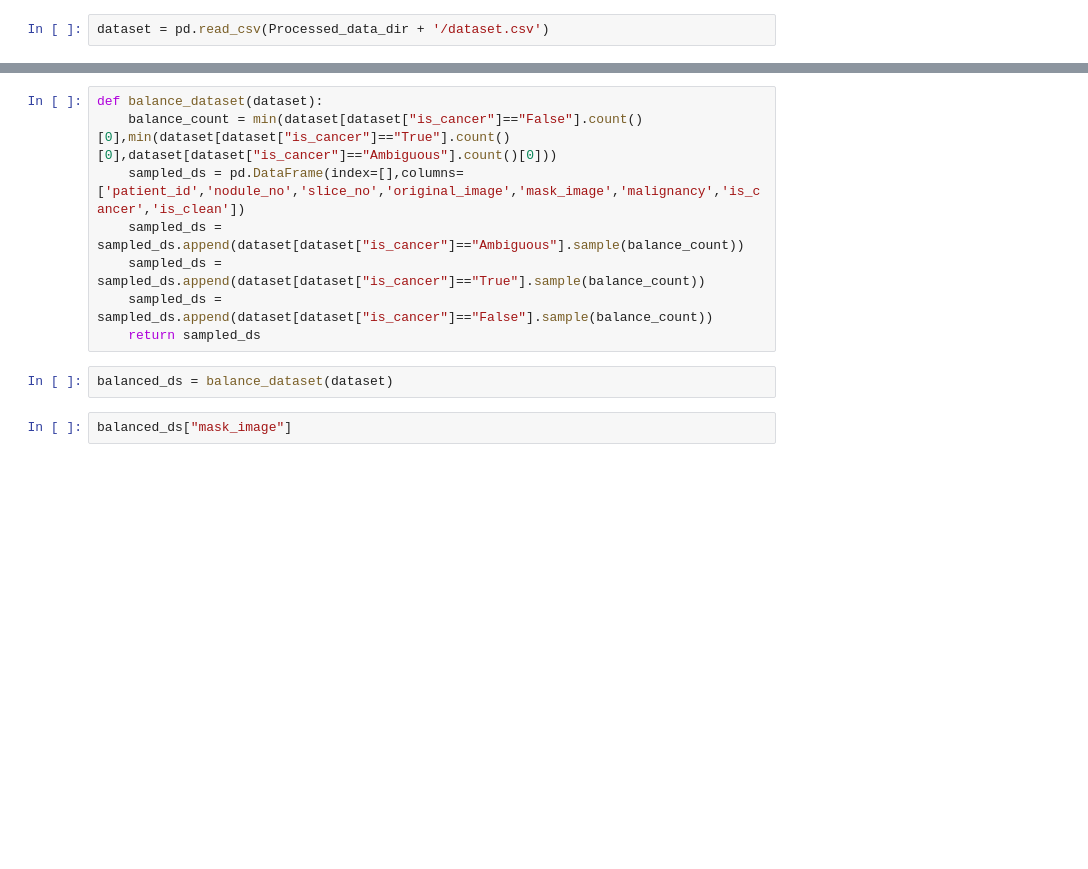
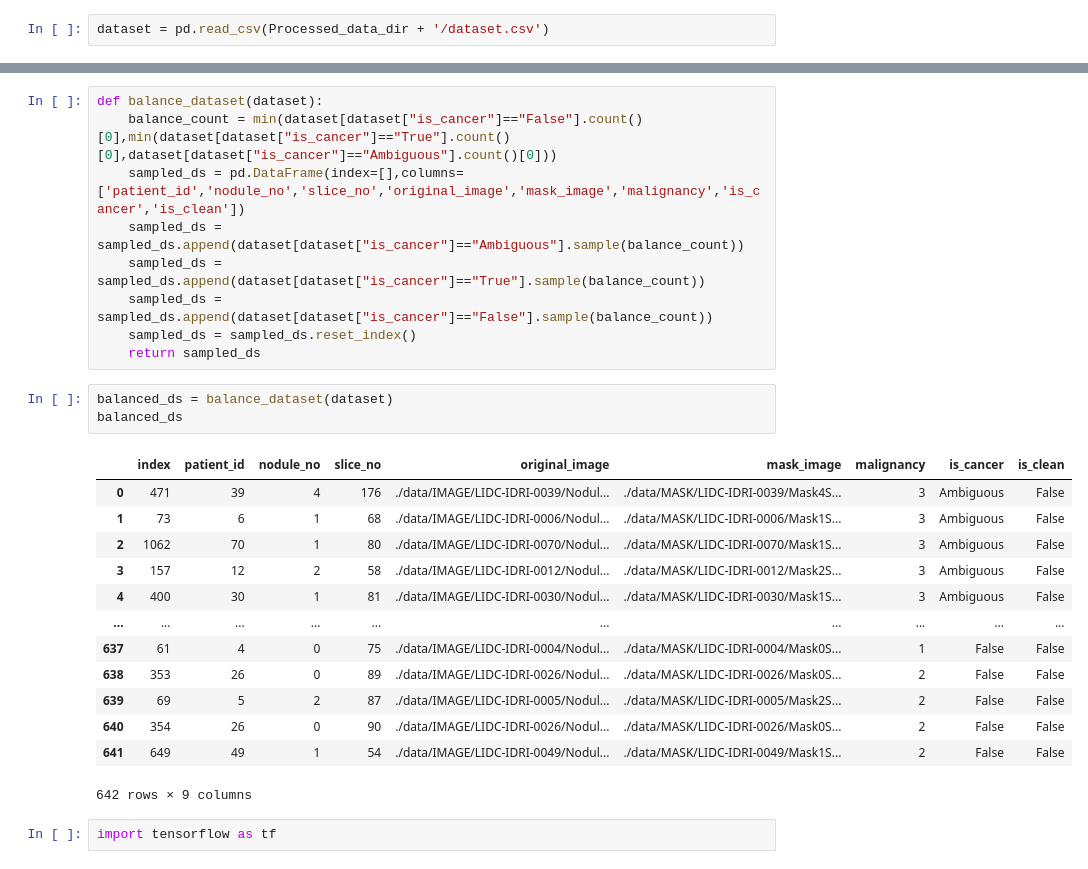
Before and after one commit to AditiKhedkar/Lung-Cancer-Detection, a Jupyter notebook: Experiments/Train.ipynb, the cells around one changed output, grey strips where cells are left out. Saved outputs shown, nothing was run; the diff lists cells and outputs as text; blank space fills up the shorter version.

```diff
--- a/Experiments/Train.ipynb
+++ b/Experiments/Train.ipynb
@@ -52,8 +54,24 @@ def balance_dataset(dataset):
     sampled_ds = sampled_ds.append(dataset[dataset["is_cancer"]=="Ambiguous"].sample(balance_count))
     sampled_ds = sampled_ds.append(dataset[dataset["is_cancer"]=="True"].sample(balance_count))
     sampled_ds = sampled_ds.append(dataset[dataset["is_cancer"]=="False"].sample(balance_count))
+    sampled_ds = sampled_ds.reset_index()
     return sampled_ds
 # %%
 balanced_ds = balance_dataset(dataset)
+balanced_ds
+# %% [output]
+|  | index | patient_id | nodule_no | slice_no | original_image | mask_image | malignancy | is_cancer | is_clean |
+| 0 | 471 | 39 | 4 | 176 | ./data/IMAGE/LIDC-IDRI-0039/Nodul... | ./data/MASK/LIDC-IDRI-0039/Mask4S... | 3 | Ambiguous | False |
+| 1 | 73 | 6 | 1 | 68 | ./data/IMAGE/LIDC-IDRI-0006/Nodul... | ./data/MASK/LIDC-IDRI-0006/Mask1S... | 3 | Ambiguous | False |
+| 2 | 1062 | 70 | 1 | 80 | ./data/IMAGE/LIDC-IDRI-0070/Nodul... | ./data/MASK/LIDC-IDRI-0070/Mask1S... | 3 | Ambiguous | False |
+| 3 | 157 | 12 | 2 | 58 | ./data/IMAGE/LIDC-IDRI-0012/Nodul... | ./data/MASK/LIDC-IDRI-0012/Mask2S... | 3 | Ambiguous | False |
+| 4 | 400 | 30 | 1 | 81 | ./data/IMAGE/LIDC-IDRI-0030/Nodul... | ./data/MASK/LIDC-IDRI-0030/Mask1S... | 3 | Ambiguous | False |
+| ... | ... | ... | ... | ... | ... | ... | ... | ... | ... |
+| 637 | 61 | 4 | 0 | 75 | ./data/IMAGE/LIDC-IDRI-0004/Nodul... | ./data/MASK/LIDC-IDRI-0004/Mask0S... | 1 | False | False |
+| 638 | 353 | 26 | 0 | 89 | ./data/IMAGE/LIDC-IDRI-0026/Nodul... | ./data/MASK/LIDC-IDRI-0026/Mask0S... | 2 | False | False |
+| 639 | 69 | 5 | 2 | 87 | ./data/IMAGE/LIDC-IDRI-0005/Nodul... | ./data/MASK/LIDC-IDRI-0005/Mask2S... | 2 | False | False |
+| 640 | 354 | 26 | 0 | 90 | ./data/IMAGE/LIDC-IDRI-0026/Nodul... | ./data/MASK/LIDC-IDRI-0026/Mask0S... | 2 | False | False |
+| 641 | 649 | 49 | 1 | 54 | ./data/IMAGE/LIDC-IDRI-0049/Nodul... | ./data/MASK/LIDC-IDRI-0049/Mask1S... | 2 | False | False |
+642 rows × 9 columns
-# %%
-balanced_ds["mask_image"]
+# %%
+import tensorflow as tf
```
Also changed, not shown: parts of 6 cells of this notebook, 4 other files.
